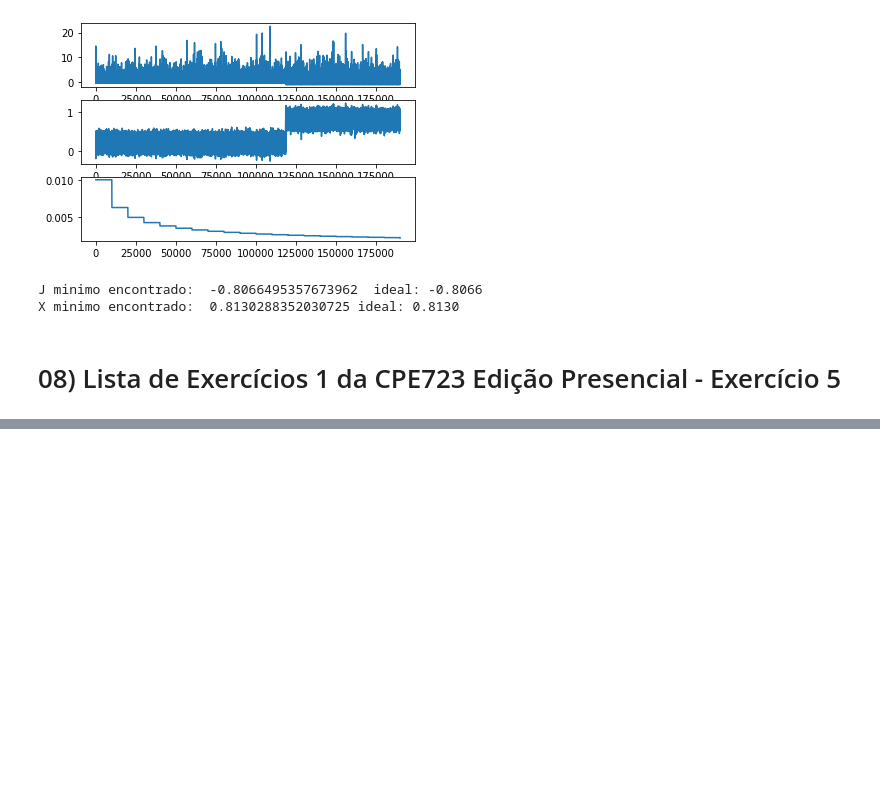
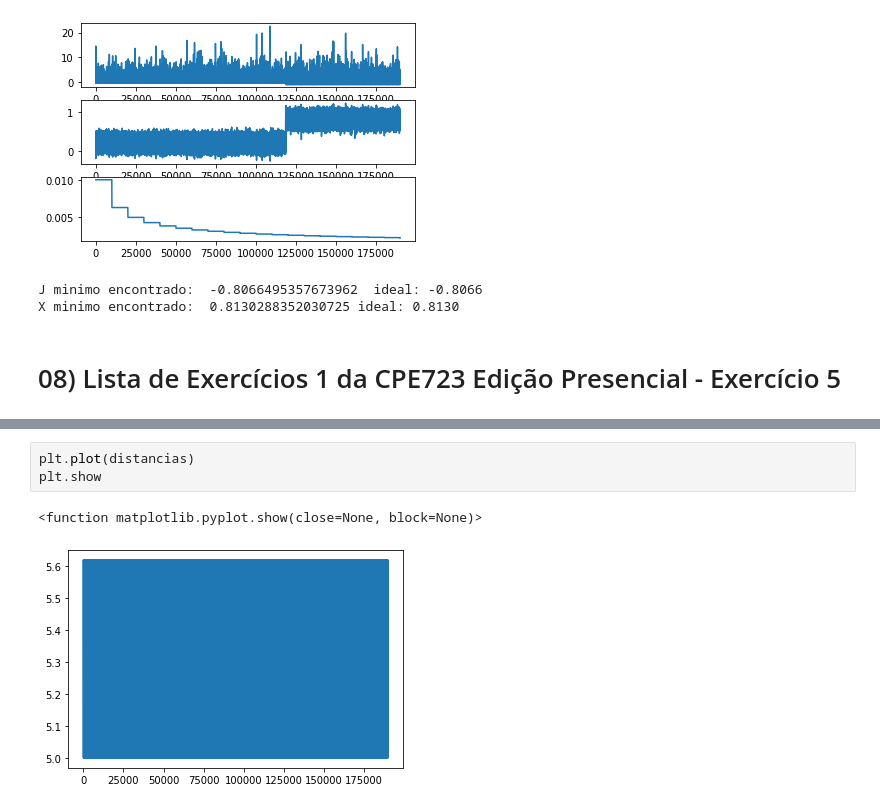
Before and after one commit to VRavaglia/Otimizacao-Natural, a Jupyter notebook: Lista1/Lista1.ipynb, the cells around one changed output, grey strips where cells are left out. Drawn from its saved outputs; the diff is of its cells as text; blank space fills up the shorter version.

```diff
--- a/Lista1/Lista1.ipynb
+++ b/Lista1/Lista1.ipynb
@@ -503,0 +653,6 @@ print("X minimo encontrado: ", xmin, "ideal: 0.8130")
+# %%
+plt.plot(distancias)
+plt.show
+# %% [output]
+<function matplotlib.pyplot.show(close=None, block=None)>
+[figure, added]
```
Also changed, not shown: parts of 5 cells of this notebook.
